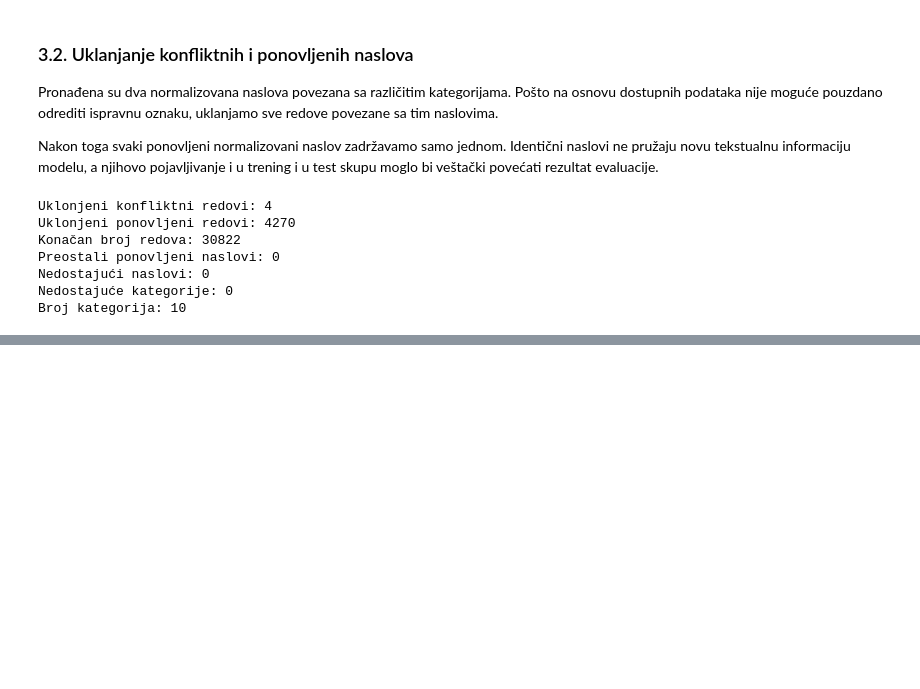
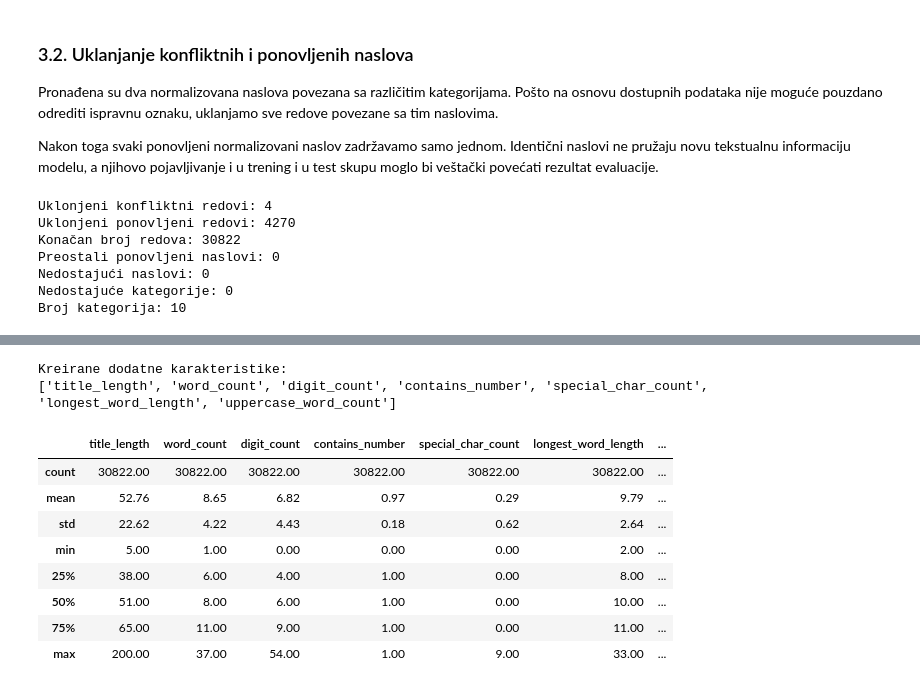
Before and after one commit to stefanstojanovic994/product-category-classifier, a Jupyter notebook: notebooks/product_category_classification.ipynb, the cells around one changed output, grey strips where cells are left out. Cells and saved outputs as stored; diff of their text form; code cells hidden in the pictures; blank space fills up the shorter version.

```diff
--- a/notebooks/product_category_classification.ipynb
+++ b/notebooks/product_category_classification.ipynb
@@ -400,0 +493,74 @@ Broj kategorija: 10
+# %%
+# Broj karaktera u naslovu
+df_clean["title_length"] = (
+    df_clean["product_title"].str.len()
+)
+
+# Broj reči u naslovu
+df_clean["word_count"] = (
+    df_clean["product_title"].str.split().str.len()
+)
+
+# Broj cifara u naslovu
+df_clean["digit_count"] = (
+    df_clean["product_title"]
+    .str.count(r"\d")
+)
+
+# Informacija da li naslov sadrži najmanje jednu cifru
+df_clean["contains_number"] = (
+    df_clean["product_title"]
+    .str.contains(r"\d", regex=True)
+    .astype(int)
+)
+
+# Broj specijalnih znakova
+df_clean["special_char_count"] = (
+    df_clean["product_title"]
+    .str.count(r"[^A-Za-z0-9\s]")
+)
+
+# Dužina najduže reči
+df_clean["longest_word_length"] = (
+    df_clean["product_title"]
+    .str.split()
+    .apply(lambda words: max(len(word) for word in words))
+)
+
+# Broj reči napisanih velikim slovima
+df_clean["uppercase_word_count"] = (
+    df_clean["product_title"]
+    .str.split()
+    .apply(lambda words: sum(word.isupper() for word in words))
+)
+
+engineered_features = [
+    "title_length",
+    "word_count",
+    "digit_count",
+    "contains_number",
+    "special_char_count",
+    "longest_word_length",
+    "uppercase_word_count"
+]
+
+print("Kreirane dodatne karakteristike:")
+print(engineered_features)
+
+display(
+    df_clean[engineered_features]
+    .describe()
+    .round(2)
+)
+# %% [output]
+Kreirane dodatne karakteristike:
+['title_length', 'word_count', 'digit_count', 'contains_number', 'special_char_count', 'longest_word_length', 'uppercase_word_count']
+|  | title_length | word_count | digit_count | contains_number | special_char_count | longest_word_length | ... |
+| count | 30822.00 | 30822.00 | 30822.00 | 30822.00 | 30822.00 | 30822.00 | ... |
+| mean | 52.76 | 8.65 | 6.82 | 0.97 | 0.29 | 9.79 | ... |
+| std | 22.62 | 4.22 | 4.43 | 0.18 | 0.62 | 2.64 | ... |
+| min | 5.00 | 1.00 | 0.00 | 0.00 | 0.00 | 2.00 | ... |
+| 25% | 38.00 | 6.00 | 4.00 | 1.00 | 0.00 | 8.00 | ... |
+| 50% | 51.00 | 8.00 | 6.00 | 1.00 | 0.00 | 10.00 | ... |
+| 75% | 65.00 | 11.00 | 9.00 | 1.00 | 0.00 | 11.00 | ... |
+| max | 200.00 | 37.00 | 54.00 | 1.00 | 9.00 | 33.00 | ... |
```
Also changed, not shown: parts of 8 cells of this notebook.
